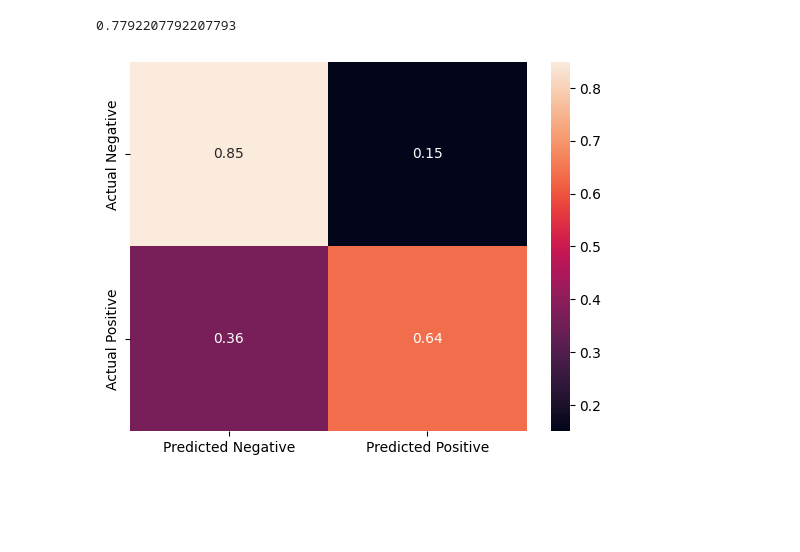
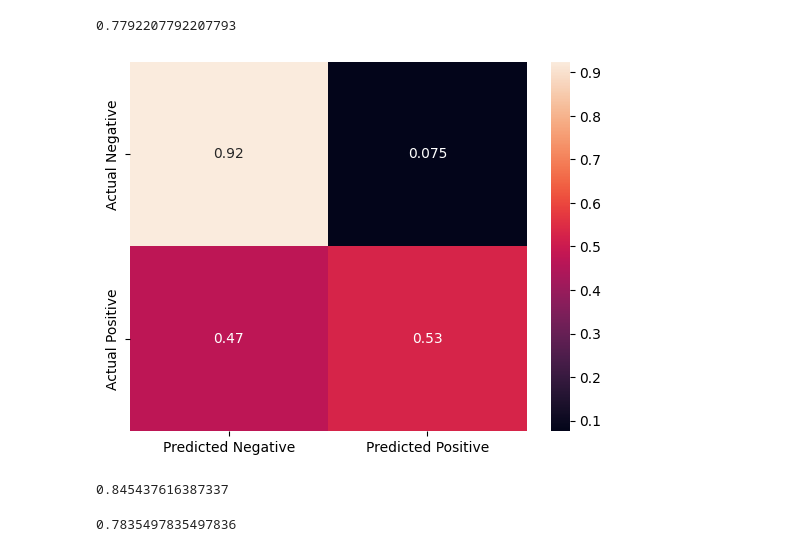
Before and after one commit to Rajesh2015/Supervised-Learning, a Jupyter notebook: Ensemble Technique/PE -DT-Questions.ipynb, the cells around one changed output. Saved outputs shown, nothing was run; the diff lists cells and outputs as text; code cells hidden in the pictures; blank space fills up the shorter version.

```diff
--- a/Ensemble Technique/PE -DT-Questions.ipynb
+++ b/Ensemble Technique/PE -DT-Questions.ipynb
@@ -339,9 +339,20 @@ rfcl.score(X_test,y_test)
 # %% [output]
 0.7792207792207793
 # %%
-con_matrix=confusion_matrix(y_test, clf2.predict(X_test),normalize='true')
+con_matrix=confusion_matrix(y_test, rfcl.predict(X_test),normalize='true')
 con_df = pd.DataFrame(con_matrix, index=['Actual Negative', 'Actual Positive'],
                       columns=['Predicted Negative', 'Predicted Positive'])
 sns.heatmap(con_df,annot=True);
 # %% [output]
-[figure, old version]
+[figure, new version]
+# %%
+rfcl2 = RandomForestClassifier(criterion = 'entropy', class_weight={0:.5,1:.5}, max_depth = 3, min_samples_leaf=5)
+rfcl2 = rfcl.fit(X_train, y_train)
+test_pred2 = rfcl.predict(X_test)
+rfcl.score(X_train,y_train)
+# %% [output]
+0.845437616387337
+# %%
+rfcl.score(X_test,y_test)
+# %% [output]
+0.7835497835497836
```
Also changed, not shown: parts of 1 cell of this notebook.
